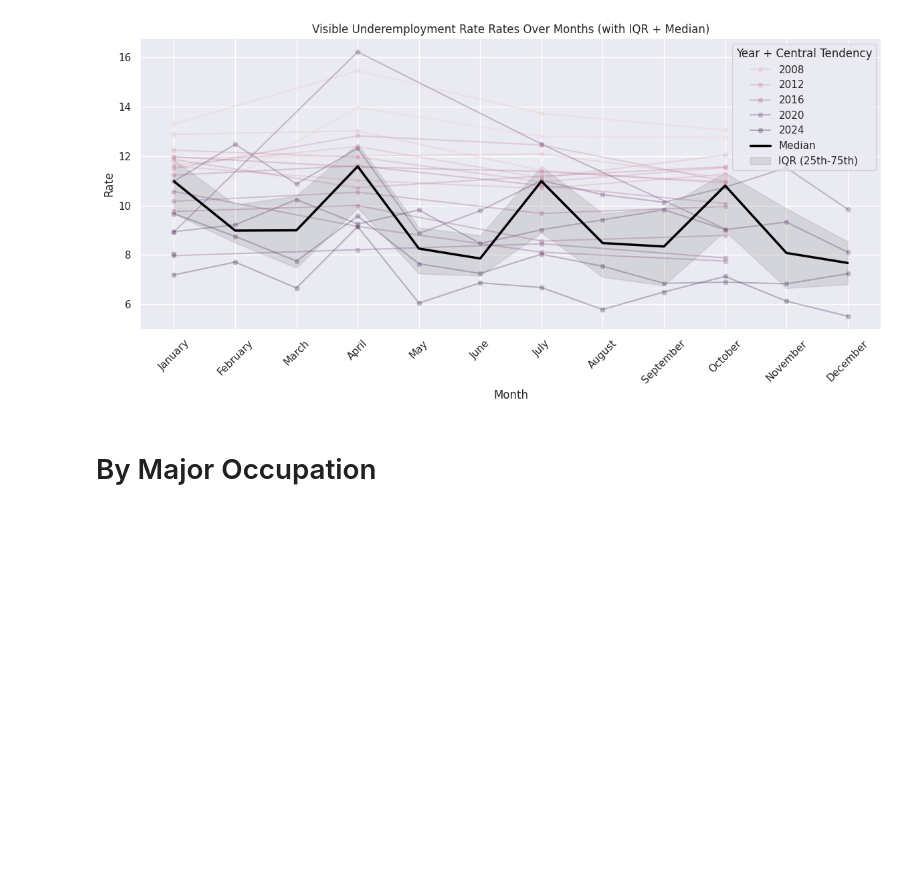
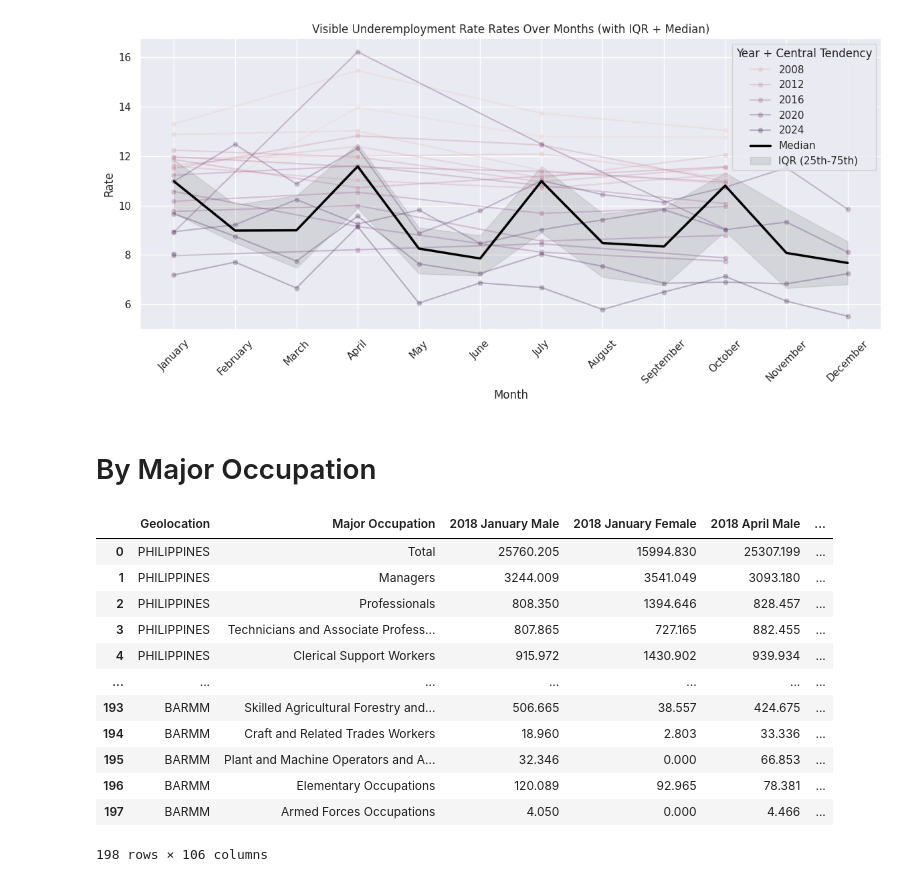
Before and after one commit to glamosky/labor-and-employment, a Jupyter notebook: labor and employment.ipynb, the cells around one changed output. Cells and saved outputs as stored; diff of their text form; code cells hidden in the pictures; blank space fills up the shorter version.

```diff
--- a/labor and employment.ipynb
+++ b/labor and employment.ipynb
@@ -366,3 +368,21 @@ plot_rates_with_iqr(employment)
 # By Major Occupation
 # %%
 url = "https://raw.githubusercontent.com/glamosky/labor-and-employment/refs/heads/main/by%20occupation.csv"
+# %%
+occupation = pd.read_csv(url, skiprows=1)
+
+occupation
+# %% [output]
+|  | Geolocation | Major Occupation | 2018 January Male | 2018 January Female | 2018 April Male | ... |
+| 0 | PHILIPPINES | Total | 25760.205 | 15994.830 | 25307.199 | ... |
+| 1 | PHILIPPINES | Managers | 3244.009 | 3541.049 | 3093.180 | ... |
+| 2 | PHILIPPINES | Professionals | 808.350 | 1394.646 | 828.457 | ... |
+| 3 | PHILIPPINES | Technicians and Associate Profess... | 807.865 | 727.165 | 882.455 | ... |
+| 4 | PHILIPPINES | Clerical Support Workers | 915.972 | 1430.902 | 939.934 | ... |
+| ... | ... | ... | ... | ... | ... | ... |
+| 193 | BARMM | Skilled Agricultural Forestry and... | 506.665 | 38.557 | 424.675 | ... |
+| 194 | BARMM | Craft and Related Trades Workers | 18.960 | 2.803 | 33.336 | ... |
+| 195 | BARMM | Plant and Machine Operators and A... | 32.346 | 0.000 | 66.853 | ... |
+| 196 | BARMM | Elementary Occupations | 120.089 | 92.965 | 78.381 | ... |
+| 197 | BARMM | Armed Forces Occupations | 4.050 | 0.000 | 4.466 | ... |
+198 rows × 106 columns
```
Also changed, not shown: parts of 9 cells of this notebook.
